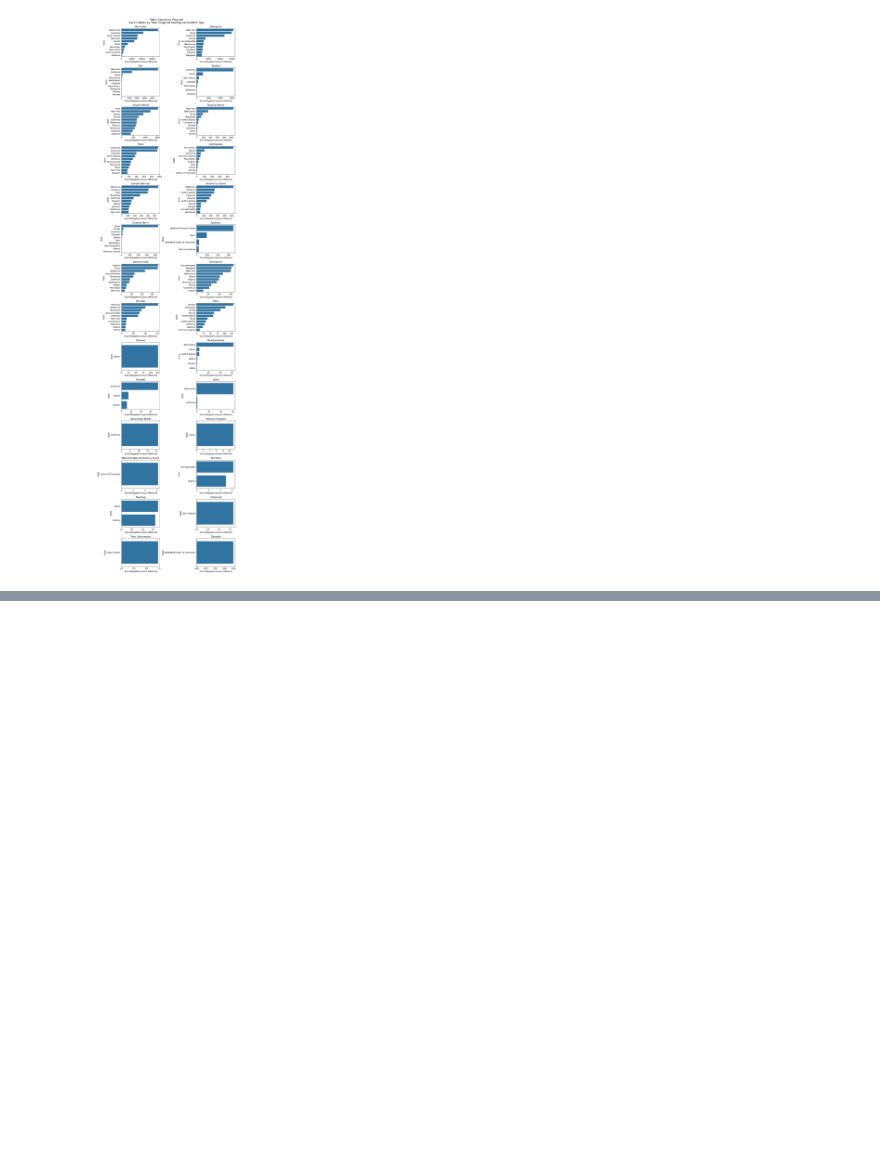
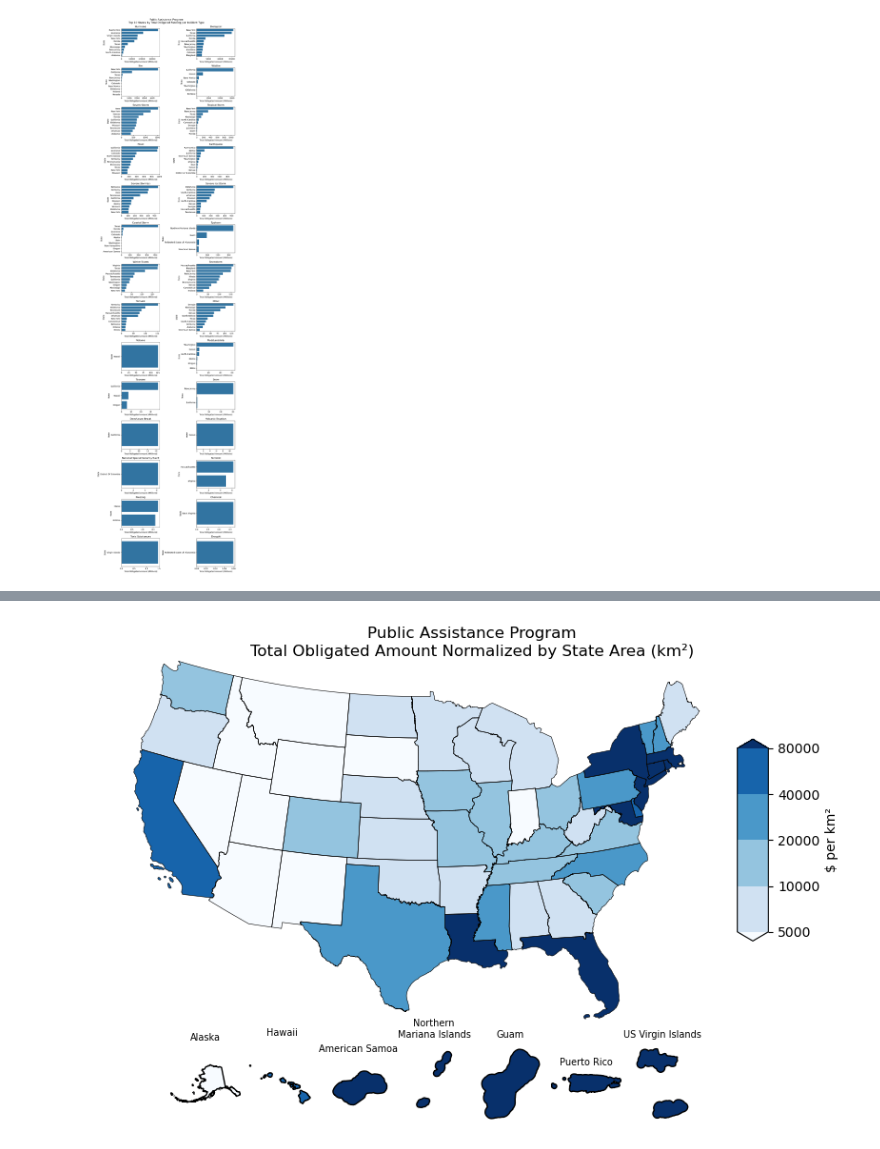
Before and after one commit to mebauer/fema-disaster-information, a Jupyter notebook: figures.ipynb, the cells around one changed output, grey strips where cells are left out. Drawn from its saved outputs; the diff is of its cells as text; code cells hidden in the pictures; blank space fills up the shorter version.

Commit message:
enhanced title with normalized dollars map

```diff
--- a/figures.ipynb
+++ b/figures.ipynb
@@ -873,0 +792,82 @@ fig.savefig('figures/total-obligated-normalized-map.png', dpi=200, bbox_inches='
+# %%
+fig, ax = plt.subplots(figsize=(8, 8))
+
+divider = make_axes_locatable(ax)
+cax = divider.append_axes("right", size="5%", pad=0.1)
+cmap = plt.cm.Blues
+norm = mpl.colors.BoundaryNorm(
+    [5_000, 10_000, 20_000, 40_000, 80_000],
+    cmap.N,
+    extend='both'
+)
+
+conus_gdf.plot(
+    column='totalObligatedkm',
+    legend=True,
+    cmap=cmap,
+    cax=cax,
+    norm=norm,
+    ax=ax
+)
+
+conus_gdf.plot(
+    ax=ax,
+    zorder=1,
+    facecolor='None',
+    linewidth=.4,
+)
+
+alaska = fig.add_axes([.10, 0.1, 0.1, 0.1])
+hawaii = fig.add_axes([.20, 0.1, 0.1, 0.1])
+ams = fig.add_axes([.30, 0.1, 0.1, 0.1])
+mp = fig.add_axes([.40, 0.1, 0.1, 0.1])
+gu = fig.add_axes([.50, 0.1, 0.1, 0.1])
+pr = fig.add_axes([.60, 0.1, 0.1, 0.1])
+vi = fig.add_axes([.70, 0.1, 0.1, 0.1])
+
+def plot_states(geoid, crs, ax, title):
+    (
+        states_merged
+        .loc[states_merged['GEOID'].isin([geoid])]
+        .to_crs(crs)
+        .plot(
+         column='totalObligatedkm',
+        legend=True,
+        cmap=cmap,
+        cax=cax,
+        norm=norm,
+        ax=ax,
+        edgecolor='black'
+        )
+        .set_title(title, fontsize=7)
+    )
+
+plot_states('02', 3338, alaska, 'Alaska')
+plot_states('15', 3760, hawaii, 'Hawaii')
+plot_states('60', 3102, ams, 'American Samoa')
+plot_states('69', 3993, mp, 'Northern\nMariana Islands')
+plot_states('66', 3993, gu, 'Guam')
+plot_states('72', 4326, pr, 'Puerto Rico')
+plot_states('78', 3991, vi, 'US Virgin Islands')
+
+ax.axis('off')
+ams.axis('off')
+ams.set_xlim(left=150_000, right=350_000)
+ams.set_ylim(bottom=250_000, top=375_000)
+gu.axis('off')
+mp.axis('off')
+mp.set_ylim(bottom=None, top=275_000)
+pr.axis('off')
+vi.axis('off')
+hawaii.axis('off')
+hawaii.set_xlim(50000)
+hawaii.set_ylim(bottom=None, top=1000000)
+alaska.axis('off')
+
+cax.set_ylabel('$ per km\u00B2')
+
+fig.suptitle('Public Assistance Program\nTotal Obligated Amount Normalized by State Area (km\u00B2)', y=.75)
+fig.tight_layout()
+fig.savefig('figures/total-obligated-normalized-map.png', dpi=200, bbox_inches='tight')
+# %% [output]
+[figure, added]
```
Also changed, not shown: parts of 39 cells of this notebook, 1 other file.
